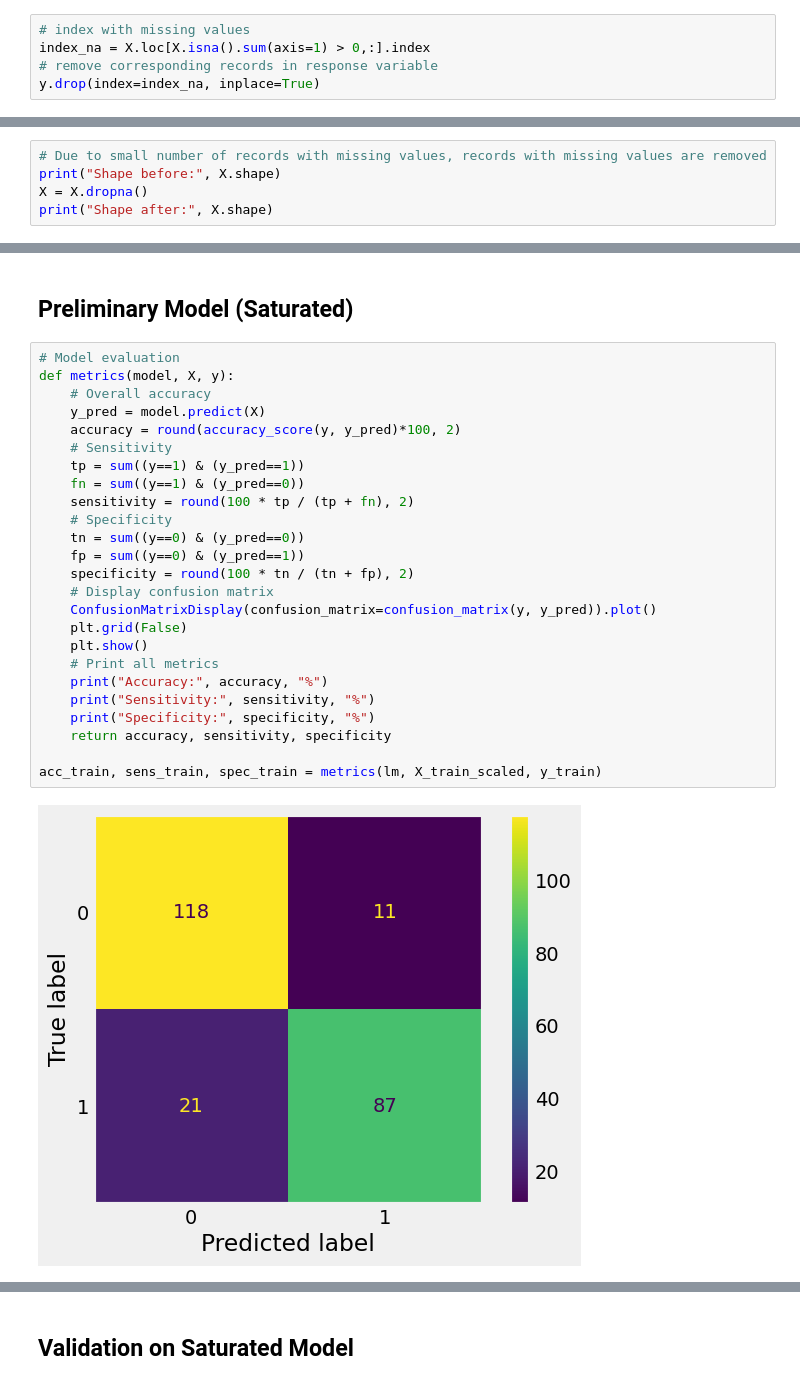
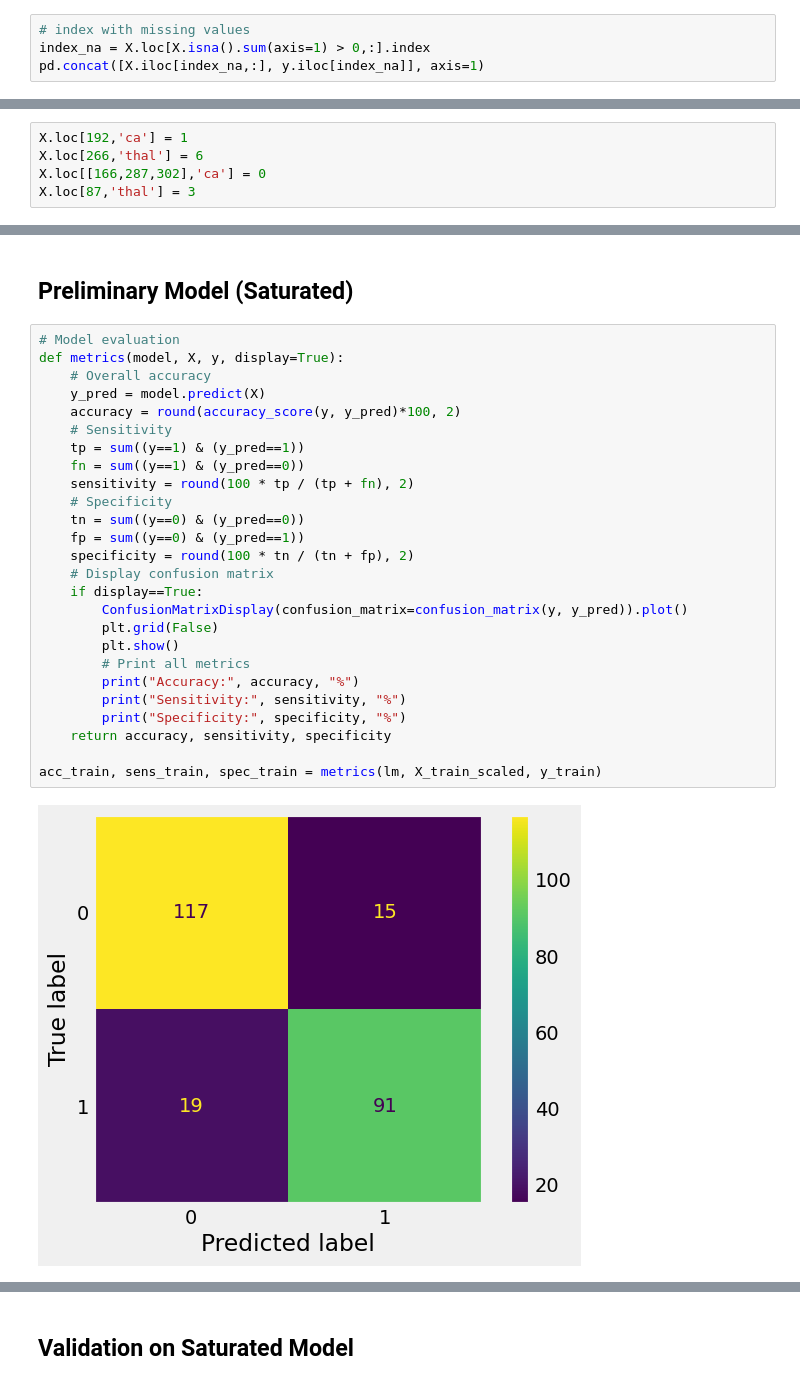
Before and after one commit to moscmh/heartdisease_by_logisticregression, a Jupyter notebook: heart.ipynb, the cells around one changed output, grey strips where cells are left out. Saved outputs shown, nothing was run; the diff lists cells and outputs as text.

```diff
--- a/heart.ipynb
+++ b/heart.ipynb
@@ -119,5 +122,4 @@ dtype: int64
 # %%
 # index with missing values
 index_na = X.loc[X.isna().sum(axis=1) > 0,:].index
-# remove corresponding records in response variable
-y.drop(index=index_na, inplace=True)
+pd.concat([X.iloc[index_na,:], y.iloc[index_na]], axis=1)
@@ -124,5 +133,0 @@ y.drop(index=index_na, inplace=True)
-# %%
-# Due to small number of records with missing values, records with missing values are removed
-print("Shape before:", X.shape)
-X = X.dropna()
-print("Shape after:", X.shape)
@@ -132,3 +170,8 @@ Shape after: (297, 13)
+# %%
+X.loc[192,'ca'] = 1
+X.loc[266,'thal'] = 6
+X.loc[[166,287,302],'ca'] = 0
+X.loc[87,'thal'] = 3
 # %%
 # Visualize distribution of features
 X.hist(figsize=(10,8))
@@ -320,28 +363,29 @@ LogisticRegression()
 ## Preliminary Model (Saturated)<a id='saturated'></a>
 # %%
 # Model evaluation
-def metrics(model, X, y):
+def metrics(model, X, y, display=True):
     # Overall accuracy
     y_pred = model.predict(X)
     accuracy = round(accuracy_score(y, y_pred)*100, 2)
     # Sensitivity
     tp = sum((y==1) & (y_pred==1))
     fn = sum((y==1) & (y_pred==0))
     sensitivity = round(100 * tp / (tp + fn), 2)
     # Specificity
     tn = sum((y==0) & (y_pred==0))
     fp = sum((y==0) & (y_pred==1))
     specificity = round(100 * tn / (tn + fp), 2)
     # Display confusion matrix
-    ConfusionMatrixDisplay(confusion_matrix=confusion_matrix(y, y_pred)).plot()
-    plt.grid(False)
-    plt.show()
-    # Print all metrics
-    print("Accuracy:", accuracy, "%")
-    print("Sensitivity:", sensitivity, "%")
-    print("Specificity:", specificity, "%")
+    if display==True:
+        ConfusionMatrixDisplay(confusion_matrix=confusion_matrix(y, y_pred)).plot()
+        plt.grid(False)
+        plt.show()
+        # Print all metrics
+        print("Accuracy:", accuracy, "%")
+        print("Sensitivity:", sensitivity, "%")
+        print("Specificity:", specificity, "%")
     return accuracy, sensitivity, specificity
 
 acc_train, sens_train, spec_train = metrics(lm, X_train_scaled, y_train)
 # %% [output]
-[figure, old version]
+[figure, new version]
```
Also changed, not shown: parts of 29 cells of this notebook.
